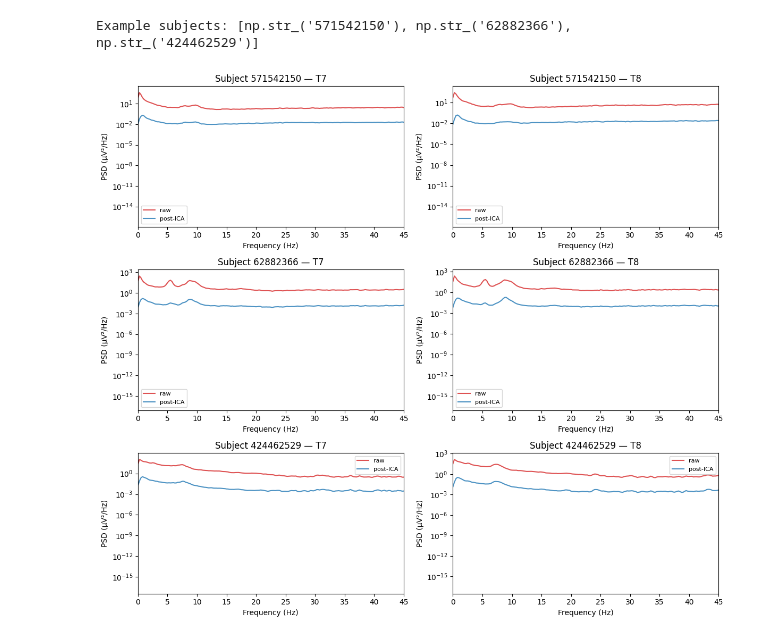
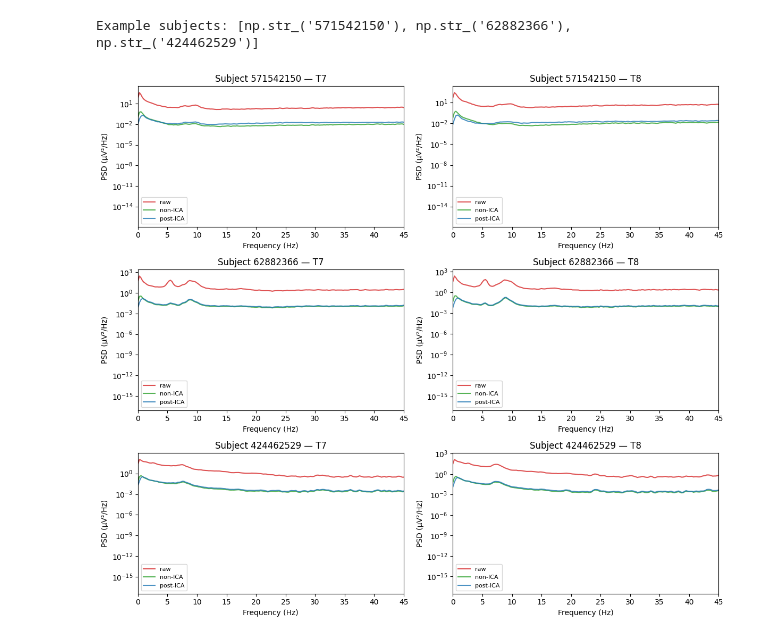
Before and after one commit to william2952/EEG_FDG_dementia, a Jupyter notebook: interpretability_analysis.ipynb, the cells around one changed output. Drawn from its saved outputs; the diff is of its cells as text; code cells hidden in the pictures.

```diff
--- a/interpretability_analysis.ipynb
+++ b/interpretability_analysis.ipynb
@@ -348,6 +348,7 @@ from scipy.signal import welch
 
 RAW_DIR = "model_data/orig_eeg_raw_19_channels"
 ICA_DIR = "model_data/post_ica_19_channels_var"
+NON_ICA_DIR = "model_data/non_ica_19_channels"
 PSD_CHANNELS = ["T7", "T8"]   # T3/T4 in the old 10-20 nomenclature
 EXAMPLE_SUBJECTS = list(test_subjects[:3])
 
@@ -369,27 +370,29 @@ Example subjects: [np.str_('571542150'), np.str_('62882366'), np.str_('424462529
 # %%
 fig, axes = plt.subplots(len(EXAMPLE_SUBJECTS), len(PSD_CHANNELS),
                           figsize=(6 * len(PSD_CHANNELS), 3.5 * len(EXAMPLE_SUBJECTS)),
                           squeeze=False)
 
 for row, subj in enumerate(EXAMPLE_SUBJECTS):
     for col, ch in enumerate(PSD_CHANNELS):
         ax = axes[row][col]
         raw_trace = load_channel_trace(RAW_DIR, subj, ch)
         ica_trace = load_channel_trace(ICA_DIR, subj, ch)
+        non_ica_trace = load_channel_trace(NON_ICA_DIR, subj, ch)
 
         f_raw, p_raw = compute_psd(raw_trace)
         f_ica, p_ica = compute_psd(ica_trace)
+        f_non_ica, p_non_ica = compute_psd(non_ica_trace)
 
         ax.semilogy(f_raw, p_raw, label="raw", color="tab:red", alpha=0.8)
+        ax.semilogy(f_non_ica, p_non_ica, label="non-ICA", color="tab:green", alpha=0.8)
         ax.semilogy(f_ica, p_ica, label="post-ICA", color="tab:blue", alpha=0.8)
         ax.set_xlim(0, 45)
         ax.set_xlabel("Frequency (Hz)")
         ax.set_ylabel("PSD (µV²/Hz)")
         ax.set_title(f"Subject {subj} — {ch}")
         ax.legend(fontsize=8)
 
 plt.tight_layout()
-plt.savefig("model_data/t3_t4_psd_raw_vs_ica.png", dpi=150)
 plt.show()
 # %% [output]
-[figure, old version]
+[figure, new version]
```
Also changed, not shown: 2 other files.
